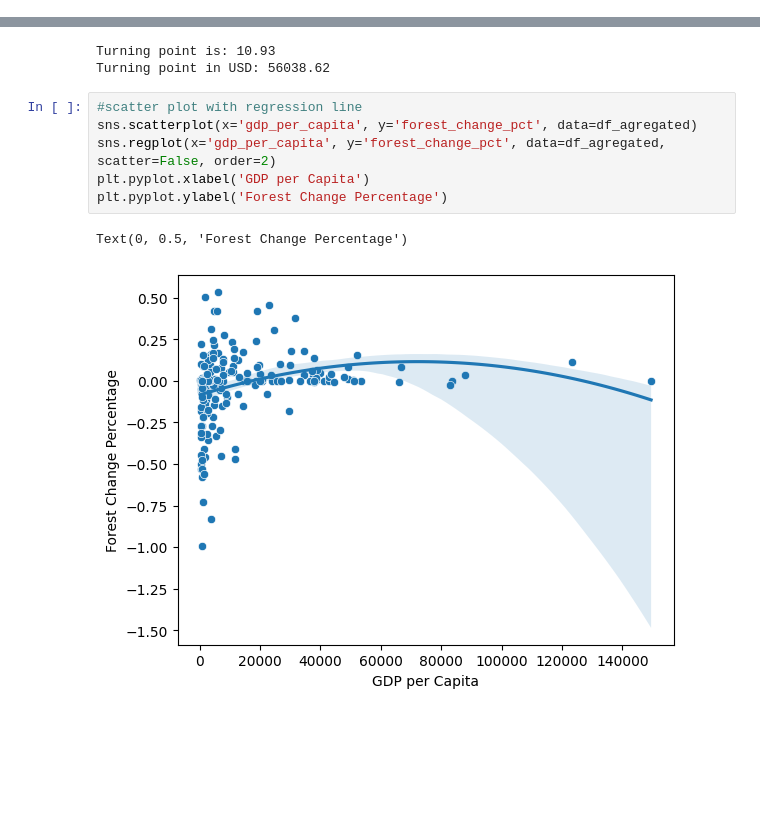
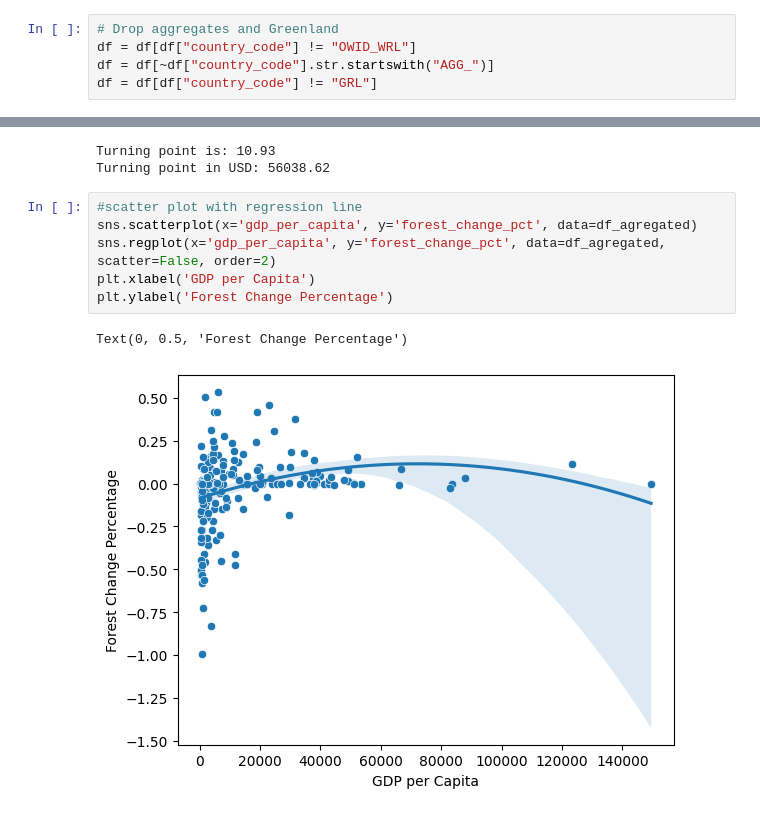
Before and after one commit to beruskis/digital_academy_project, a Jupyter notebook: scripts/statistics/Q1-correlation_forest_GDP.ipynb, the cells around one changed output, grey strips where cells are left out. Saved outputs shown, nothing was run; the diff lists cells and outputs as text; blank space fills up the shorter version.

```diff
--- a/scripts/statistics/Q1-correlation_forest_GDP.ipynb
+++ b/scripts/statistics/Q1-correlation_forest_GDP.ipynb
@@ -74,6 +74,11 @@ with engine.connect() as conn:
 # %%
 # Merge these 2 tables on country_code
 df = pd.merge(df_forest, df_gdp, on=["country_code", "year"])
+# %%
+# Drop aggregates and Greenland
+df = df[df["country_code"] != "OWID_WRL"]
+df = df[~df["country_code"].str.startswith("AGG_")]
+df = df[df["country_code"] != "GRL"]
 # %%
 # Look at the first 50 rows of the merged table to understand its structure and contents
 df.head(50)
@@ -151,9 +156,9 @@ Turning point in USD: 56038.62
 # %%
 #scatter plot with regression line
 sns.scatterplot(x='gdp_per_capita', y='forest_change_pct', data=df_agregated)
 sns.regplot(x='gdp_per_capita', y='forest_change_pct', data=df_agregated, scatter=False, order=2)
-plt.pyplot.xlabel('GDP per Capita')
-plt.pyplot.ylabel('Forest Change Percentage')
+plt.xlabel('GDP per Capita')
+plt.ylabel('Forest Change Percentage')
 # %% [output]
 Text(0, 0.5, 'Forest Change Percentage')
-[figure, old version]
+[figure, new version]
```
Also changed, not shown: parts of 3 cells of this notebook, 2 other files.
